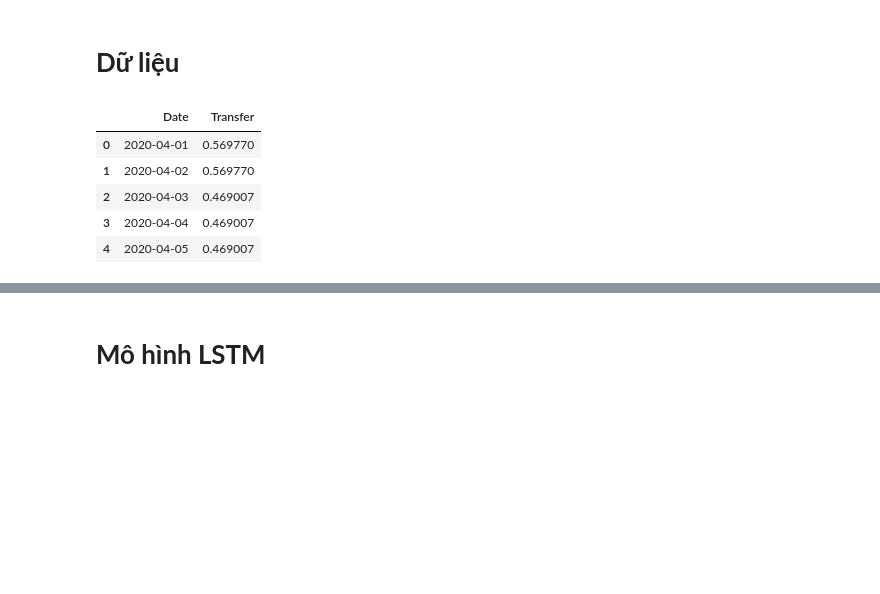
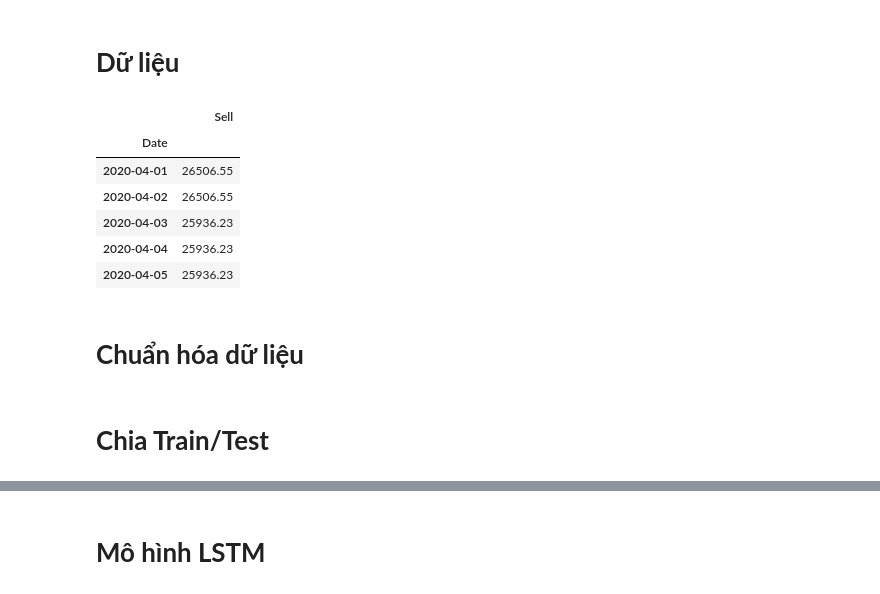
Before and after one commit to nggiang63/eur-vnd-exchange-rate, a Jupyter notebook: notebooks/lstm.ipynb, the cells around one changed output, grey strips where cells are left out. Saved outputs shown, nothing was run; the diff lists cells and outputs as text; code cells hidden in the pictures; blank space fills up the shorter version.

```diff
--- a/notebooks/lstm.ipynb
+++ b/notebooks/lstm.ipynb
@@ -12,12 +16,15 @@ from tensorflow.keras.callbacks import EarlyStopping, ModelCheckpoint
 # %% [markdown]
 # **Dữ liệu**
 # %%
-data = pd.read_csv("../data/processed/EUR_VND_Exchange_Rate.csv")
+data = pd.read_csv("../data/processed/EUR_VND_Exchange_Rate.csv", parse_dates=["Date"])
+data.set_index("Date", inplace=True)
+data = data[["Sell"]].copy()
 data.head()
 # %% [output]
-|  | Date | Transfer |
-| 0 | 2020-04-01 | 0.569770 |
-| 1 | 2020-04-02 | 0.569770 |
-| 2 | 2020-04-03 | 0.469007 |
-| 3 | 2020-04-04 | 0.469007 |
-| 4 | 2020-04-05 | 0.469007 |
+|  | Sell |
+| Date |  |
+| 2020-04-01 | 26506.55 |
+| 2020-04-02 | 26506.55 |
+| 2020-04-03 | 25936.23 |
+| 2020-04-04 | 25936.23 |
+| 2020-04-05 | 25936.23 |
@@ -30,0 +31,2 @@ train_timestamps, test_timestamps = timestamps[:train_size], timestamps[train_si
+# %% [markdown]
+# **Chuẩn hóa dữ liệu**
@@ -31 +37,3 @@ train_timestamps, test_timestamps = timestamps[:train_size], timestamps[train_si
+# %% [markdown]
+# **Chia Train/Test**
 # %%
```
Also changed, not shown: parts of 18 cells of this notebook, 50 other files.
